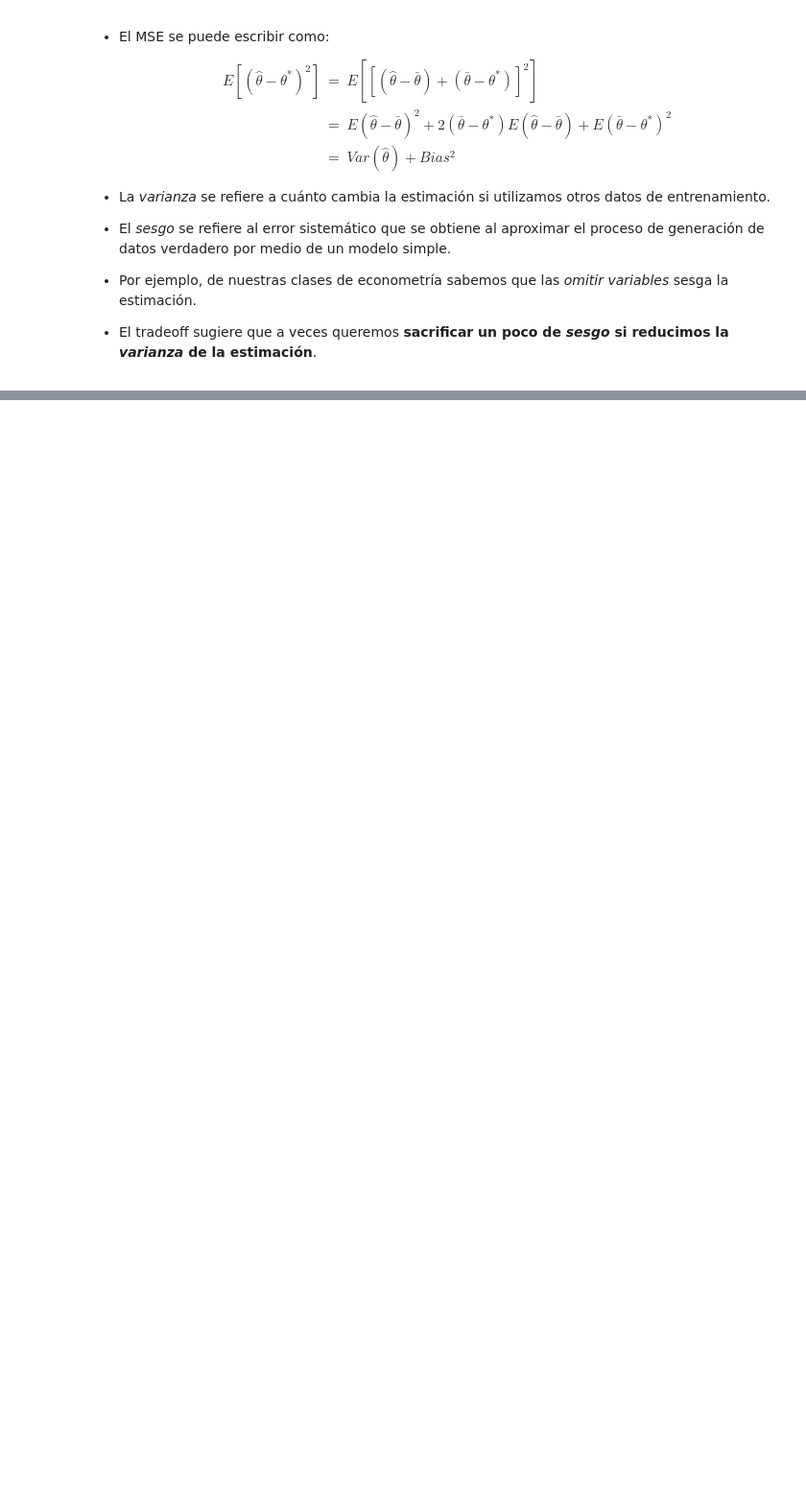
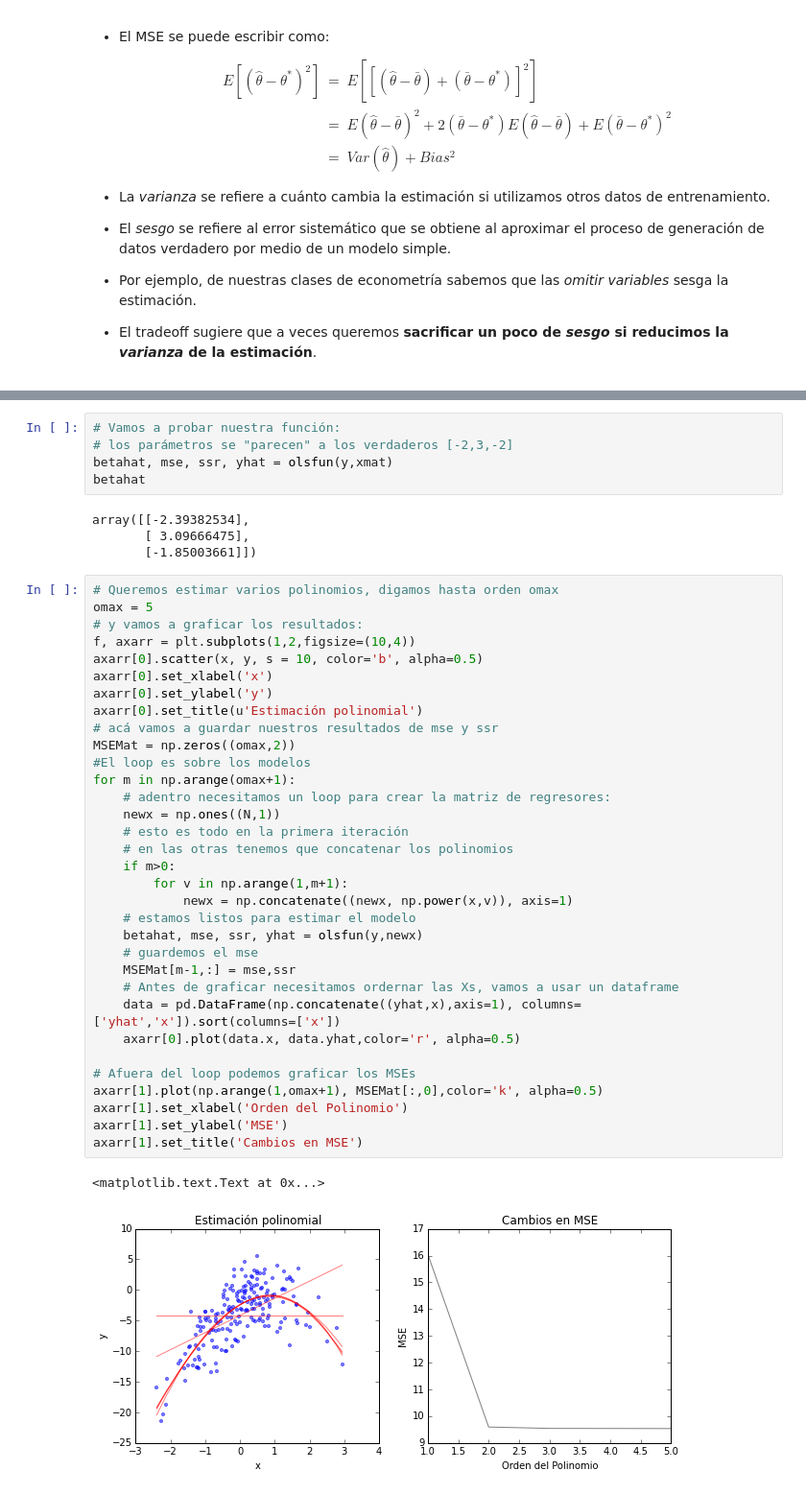
Before and after one commit to dvaughan79/New_CIDE_Analytics, a Jupyter notebook: 6_Intro_MachineLearning.ipynb, the cells around one changed output, grey strips where cells are left out. Shown at 96% size. Drawn from its saved outputs; the diff is of its cells as text; blank space fills up the shorter version.

```diff
--- a/6_Intro_MachineLearning.ipynb
+++ b/6_Intro_MachineLearning.ipynb
@@ -176,0 +274,45 @@ $$
+# %%
+# Vamos a probar nuestra función:
+# los parámetros se "parecen" a los verdaderos [-2,3,-2]
+betahat, mse, ssr, yhat = olsfun(y,xmat)
+betahat
+# %% [output]
+array([[-2.39382534],
+       [ 3.09666475],
+       [-1.85003661]])
+# %%
+# Queremos estimar varios polinomios, digamos hasta orden omax
+omax = 5
+# y vamos a graficar los resultados:
+f, axarr = plt.subplots(1,2,figsize=(10,4))
+axarr[0].scatter(x, y, s = 10, color='b', alpha=0.5)
+axarr[0].set_xlabel('x')
+axarr[0].set_ylabel('y')
+axarr[0].set_title(u'Estimación polinomial')
+# acá vamos a guardar nuestros resultados de mse y ssr
+MSEMat = np.zeros((omax,2))
+#El loop es sobre los modelos
+for m in np.arange(omax+1):
+    # adentro necesitamos un loop para crear la matriz de regresores:
+    newx = np.ones((N,1))
+    # esto es todo en la primera iteración
+    # en las otras tenemos que concatenar los polinomios
+    if m>0:
+        for v in np.arange(1,m+1):
+            newx = np.concatenate((newx, np.power(x,v)), axis=1)
+    # estamos listos para estimar el modelo
+    betahat, mse, ssr, yhat = olsfun(y,newx)
+    # guardemos el mse
+    MSEMat[m-1,:] = mse,ssr
+    # Antes de graficar necesitamos ordernar las Xs, vamos a usar un dataframe
+    data = pd.DataFrame(np.concatenate((yhat,x),axis=1), columns=['yhat','x']).sort(columns=['x'])
+    axarr[0].plot(data.x, data.yhat,color='r', alpha=0.5)
+
+# Afuera del loop podemos graficar los MSEs
+axarr[1].plot(np.arange(1,omax+1), MSEMat[:,0],color='k', alpha=0.5)
+axarr[1].set_xlabel('Orden del Polinomio')
+axarr[1].set_ylabel('MSE')
+axarr[1].set_title('Cambios en MSE')
+# %% [output]
+<matplotlib.text.Text at 0x...>
+[figure, added]
```
Also changed, not shown: parts of 19 cells of this notebook, 4 other files.
